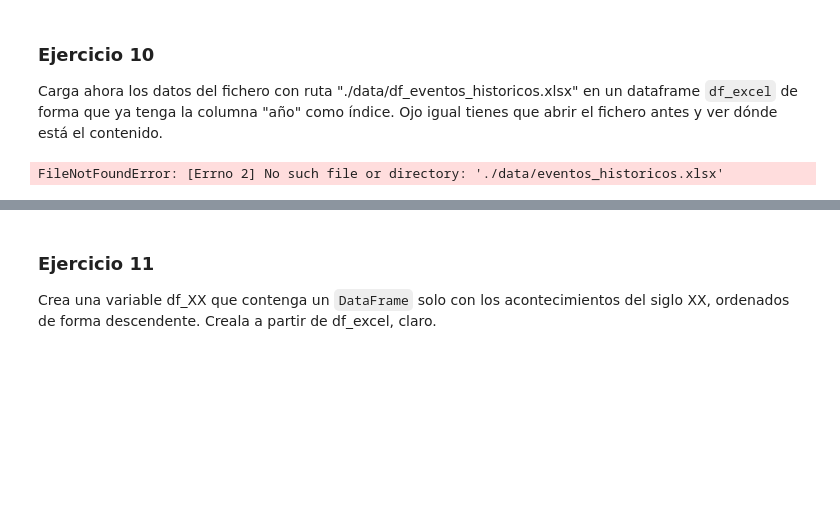
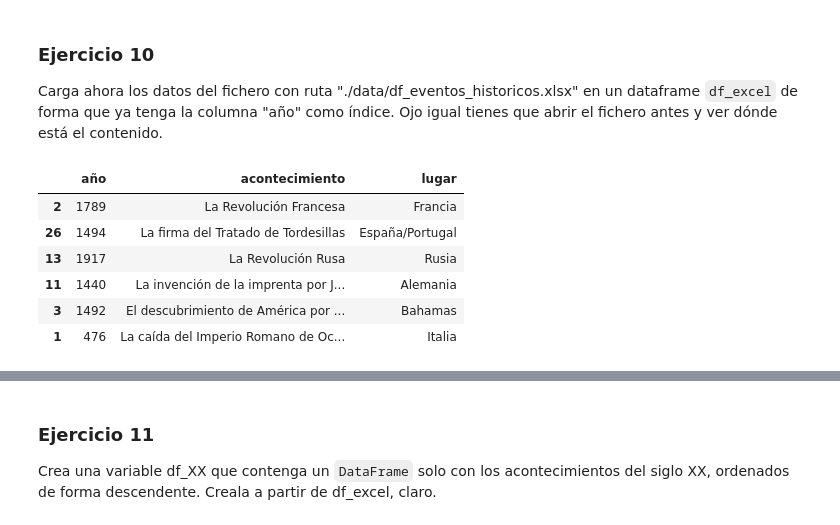
Before and after one commit to Cmonzon-94/ONLINE_DS_THEBRIDGE_Cmonzon, a Jupyter notebook: 03_Analisis_de_Datos/Sprint_05/Unidad_02_Acceso_y_Procesado_de_Datos_Internos__Ficheros/Unidad_02/Ejercicios_Workout/08_Ejercicio_Formato_Tabular.ipynb, the cells around one changed output, grey strips where cells are left out. Saved outputs shown, nothing was run; the diff lists cells and outputs as text; code cells hidden in the pictures; blank space fills up the shorter version.

```diff
--- a/03_Analisis_de_Datos/Sprint_05/Unidad_02_Acceso_y_Procesado_de_Datos_Internos__Ficheros/Unidad_02/Ejercicios_Workout/08_Ejercicio_Formato_Tabular.ipynb
+++ b/03_Analisis_de_Datos/Sprint_05/Unidad_02_Acceso_y_Procesado_de_Datos_Internos__Ficheros/Unidad_02/Ejercicios_Workout/08_Ejercicio_Formato_Tabular.ipynb
@@ -261,14 +255,15 @@ El DataFrame ha sido guardado en ./data/dataset_eventos_excel.xlsx
 ### Ejercicio 10
 
 Carga ahora los datos del fichero con ruta "./data/df_eventos_historicos.xlsx" en un dataframe `df_excel` de forma que ya tenga la columna "año" como índice. Ojo igual tienes que abrir el fichero antes y ver dónde está el contenido.
-# %%
-df = pd.read_csv("./data/eventos_historicos.xlsx",  encoding="utf8")
-df['años'] = []  # Los valores de la nueva columna
-
-# Ver el DataFrame para confirmar que la columna ha sido añadida
-print(df.head())
-
-# Guardar el DataFrame con la nueva columna, si lo necesitas
-df.to_csv("./data/dataset_eventos_historicos_modificado.csv", index=False, encoding="utf8")
-# %% [output]
-FileNotFoundError: [Errno 2] No such file or directory: './data/eventos_historicos.xlsx'
+# %%
+fichero_excel= "./data/df_eventos_historicos.xlsx"
+df_excel = pd.read_excel(fichero_excel,sheet_name="Datos")
+df_excel.sample(6)
+# %% [output]
+|  | año | acontecimiento | lugar |
+| 2 | 1789 | La Revolución Francesa | Francia |
+| 26 | 1494 | La firma del Tratado de Tordesillas | España/Portugal |
+| 13 | 1917 | La Revolución Rusa | Rusia |
+| 11 | 1440 | La invención de la imprenta por J... | Alemania |
+| 3 | 1492 | El descubrimiento de América por ... | Bahamas |
+| 1 | 476 | La caída del Imperio Romano de Oc... | Italia |
```
Also changed, not shown: parts of 7 cells of this notebook, 6 other files.
